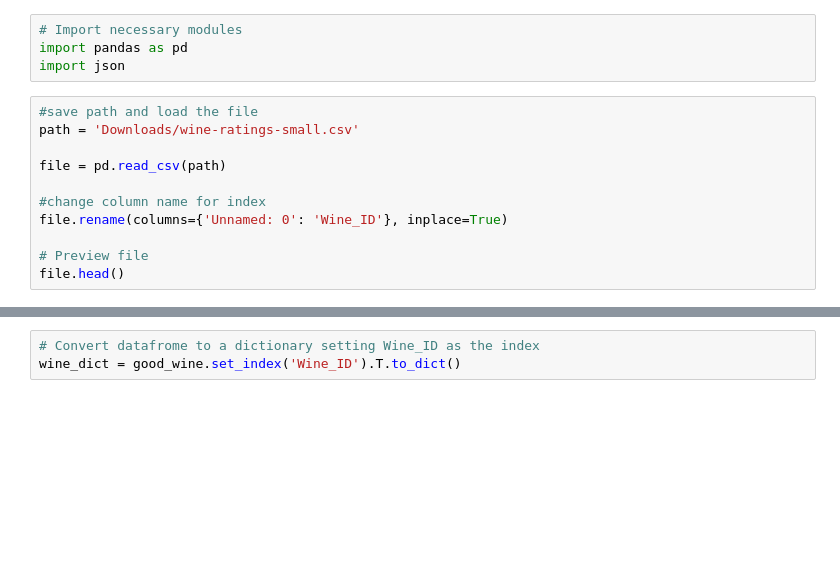
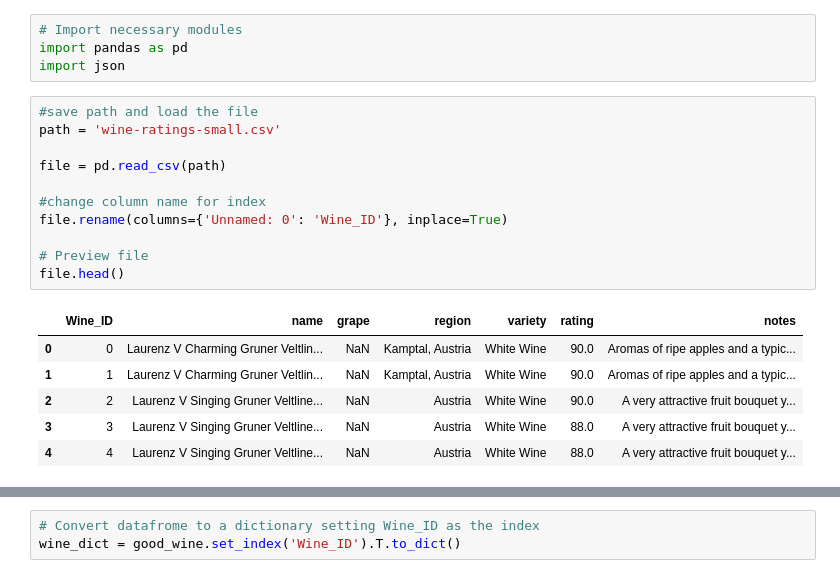
Before and after one commit to HeelanM/Module2, a Jupyter notebook: Convert-CSV-JSON-wConditions.ipynb, the cells around one changed output, grey strips where cells are left out. Saved outputs shown, nothing was run; the diff lists cells and outputs as text; blank space fills up the shorter version.

```diff
--- a/Convert-CSV-JSON-wConditions.ipynb
+++ b/Convert-CSV-JSON-wConditions.ipynb
@@ -4,15 +4,22 @@ import pandas as pd
 import json
 # %%
 #save path and load the file
-path = 'Downloads/wine-ratings-small.csv'
+path = 'wine-ratings-small.csv'
 
 file = pd.read_csv(path)
 
 #change column name for index
 file.rename(columns={'Unnamed: 0': 'Wine_ID'}, inplace=True)
 
 # Preview file
 file.head()
+# %% [output]
+|  | Wine_ID | name | grape | region | variety | rating | notes |
+| 0 | 0 | Laurenz V Charming Gruner Veltlin... | NaN | Kamptal, Austria | White Wine | 90.0 | Aromas of ripe apples and a typic... |
+| 1 | 1 | Laurenz V Charming Gruner Veltlin... | NaN | Kamptal, Austria | White Wine | 90.0 | Aromas of ripe apples and a typic... |
+| 2 | 2 | Laurenz V Singing Gruner Veltline... | NaN | Austria | White Wine | 90.0 | A very attractive fruit bouquet y... |
+| 3 | 3 | Laurenz V Singing Gruner Veltline... | NaN | Austria | White Wine | 88.0 | A very attractive fruit bouquet y... |
+| 4 | 4 | Laurenz V Singing Gruner Veltline... | NaN | Austria | White Wine | 88.0 | A very attractive fruit bouquet y... |
 # %%
 # Select wines with rating of only 91 or 92
 good_wine = file.loc[(file.rating > 90) & (file.rating <= 92) & (file.variety == 'White Wine')]
```
Also changed, not shown: parts of 4 cells of this notebook.
